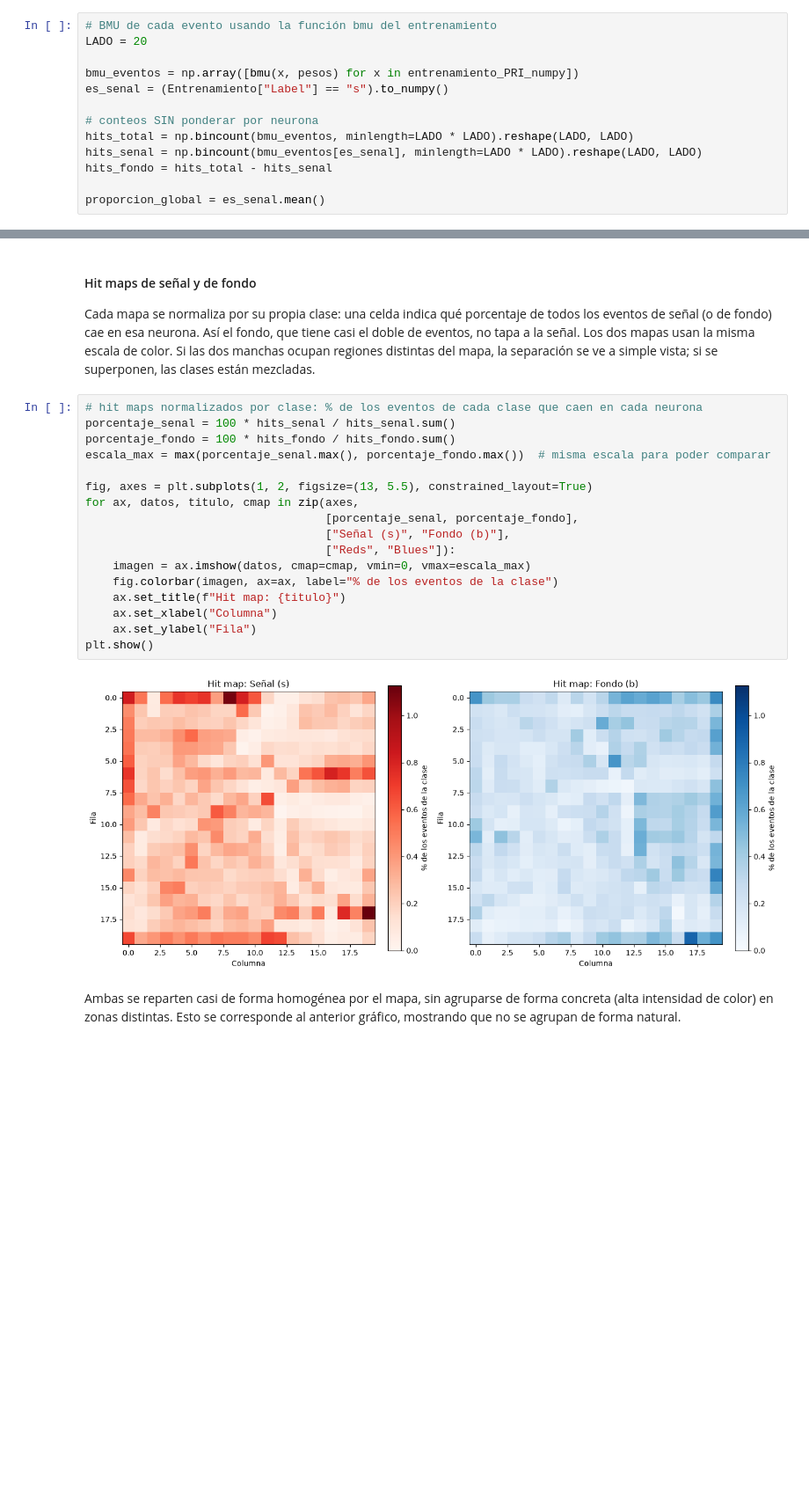
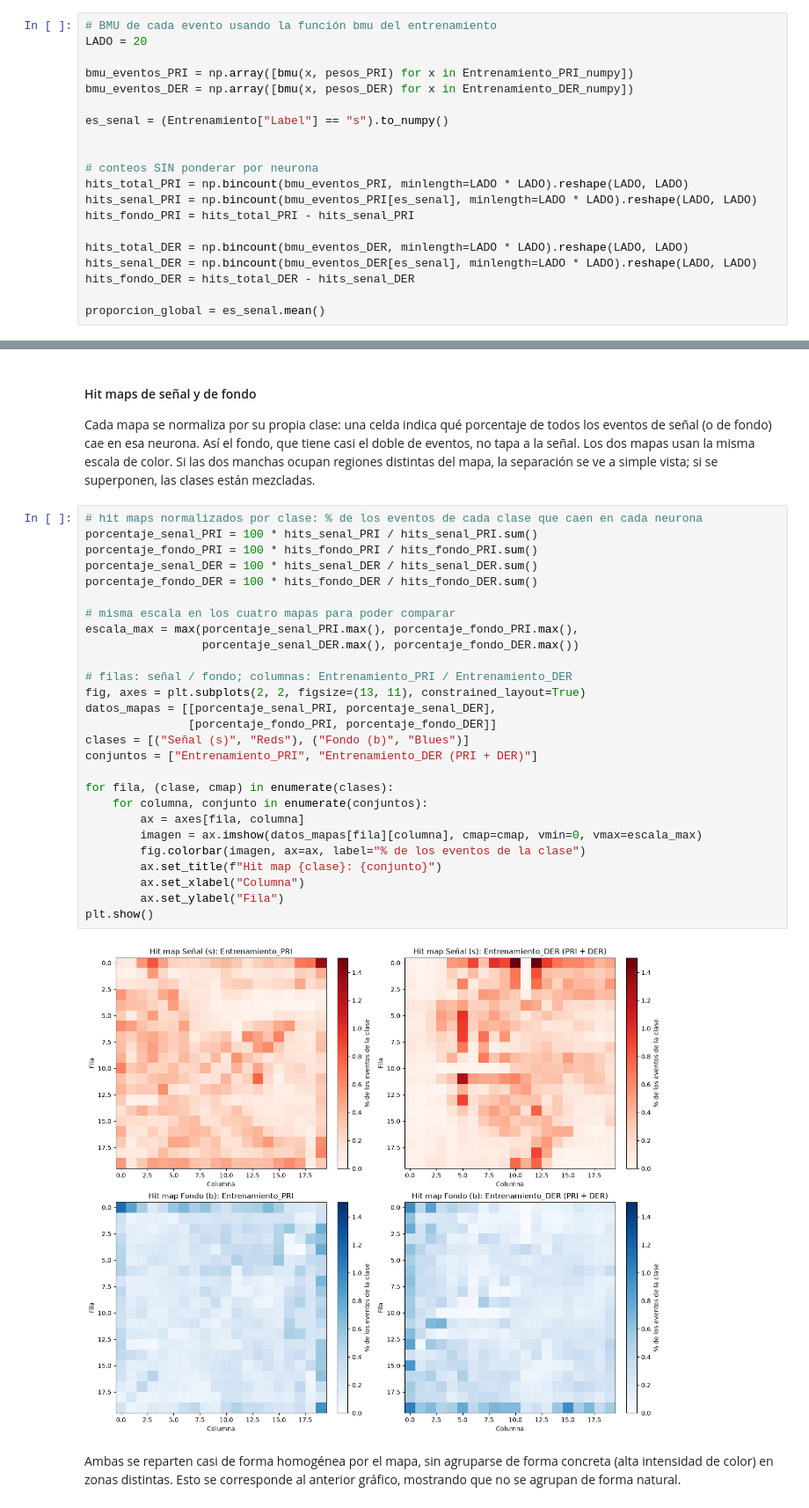
Before and after one commit to ClauGN/Tarea_Final_-AA, a Jupyter notebook: 2_SOM.ipynb, the cells around one changed output, grey strips where cells are left out. Shown at 88% size. Cells and saved outputs as stored; diff of their text form; blank space fills up the shorter version.

```diff
--- a/2_SOM.ipynb
+++ b/2_SOM.ipynb
@@ -89,13 +112,20 @@ for i in range(EPOCAS):
 # BMU de cada evento usando la función bmu del entrenamiento
 LADO = 20
 
-bmu_eventos = np.array([bmu(x, pesos) for x in entrenamiento_PRI_numpy])
+bmu_eventos_PRI = np.array([bmu(x, pesos_PRI) for x in Entrenamiento_PRI_numpy])
+bmu_eventos_DER = np.array([bmu(x, pesos_DER) for x in Entrenamiento_DER_numpy])
+
 es_senal = (Entrenamiento["Label"] == "s").to_numpy()
 
+
 # conteos SIN ponderar por neurona
-hits_total = np.bincount(bmu_eventos, minlength=LADO * LADO).reshape(LADO, LADO)
-hits_senal = np.bincount(bmu_eventos[es_senal], minlength=LADO * LADO).reshape(LADO, LADO)
-hits_fondo = hits_total - hits_senal
+hits_total_PRI = np.bincount(bmu_eventos_PRI, minlength=LADO * LADO).reshape(LADO, LADO)
+hits_senal_PRI = np.bincount(bmu_eventos_PRI[es_senal], minlength=LADO * LADO).reshape(LADO, LADO)
+hits_fondo_PRI = hits_total_PRI - hits_senal_PRI
+
+hits_total_DER = np.bincount(bmu_eventos_DER, minlength=LADO * LADO).reshape(LADO, LADO)
+hits_senal_DER = np.bincount(bmu_eventos_DER[es_senal], minlength=LADO * LADO).reshape(LADO, LADO)
+hits_fondo_DER = hits_total_DER - hits_senal_DER
 
 proporcion_global = es_senal.mean()
 # %% [markdown]
@@ -162,23 +210,33 @@ Claramente las zonas no quedan delimitadas agrupadas dentro de la frontera de la
 Cada mapa se normaliza por su propia clase: una celda indica qué porcentaje de todos los eventos de señal (o de fondo) cae en esa neurona. Así el fondo, que tiene casi el doble de eventos, no tapa a la señal. Los dos mapas usan la misma escala de color. Si las dos manchas ocupan regiones distintas del mapa, la separación se ve a simple vista; si se superponen, las clases están mezcladas.
 # %%
 # hit maps normalizados por clase: % de los eventos de cada clase que caen en cada neurona
-porcentaje_senal = 100 * hits_senal / hits_senal.sum()
-porcentaje_fondo = 100 * hits_fondo / hits_fondo.sum()
-escala_max = max(porcentaje_senal.max(), porcentaje_fondo.max())  # misma escala para poder comparar
+porcentaje_senal_PRI = 100 * hits_senal_PRI / hits_senal_PRI.sum()
+porcentaje_fondo_PRI = 100 * hits_fondo_PRI / hits_fondo_PRI.sum()
+porcentaje_senal_DER = 100 * hits_senal_DER / hits_senal_DER.sum()
+porcentaje_fondo_DER = 100 * hits_fondo_DER / hits_fondo_DER.sum()
 
-fig, axes = plt.subplots(1, 2, figsize=(13, 5.5), constrained_layout=True)
-for ax, datos, titulo, cmap in zip(axes,
-                                   [porcentaje_senal, porcentaje_fondo],
-                                   ["Señal (s)", "Fondo (b)"],
-                                   ["Reds", "Blues"]):
-    imagen = ax.imshow(datos, cmap=cmap, vmin=0, vmax=escala_max)
-    fig.colorbar(imagen, ax=ax, label="% de los eventos de la clase")
-    ax.set_title(f"Hit map: {titulo}")
-    ax.set_xlabel("Columna")
-    ax.set_ylabel("Fila")
+# misma escala en los cuatro mapas para poder comparar
+escala_max = max(porcentaje_senal_PRI.max(), porcentaje_fondo_PRI.max(),
+                 porcentaje_senal_DER.max(), porcentaje_fondo_DER.max())
+
+# filas: señal / fondo; columnas: Entrenamiento_PRI / Entrenamiento_DER
+fig, axes = plt.subplots(2, 2, figsize=(13, 11), constrained_layout=True)
+datos_mapas = [[porcentaje_senal_PRI, porcentaje_senal_DER],
+               [porcentaje_fondo_PRI, porcentaje_fondo_DER]]
+clases = [("Señal (s)", "Reds"), ("Fondo (b)", "Blues")]
+conjuntos = ["Entrenamiento_PRI", "Entrenamiento_DER (PRI + DER)"]
+
+for fila, (clase, cmap) in enumerate(clases):
+    for columna, conjunto in enumerate(conjuntos):
+        ax = axes[fila, columna]
+        imagen = ax.imshow(datos_mapas[fila][columna], cmap=cmap, vmin=0, vmax=escala_max)
+        fig.colorbar(imagen, ax=ax, label="% de los eventos de la clase")
+        ax.set_title(f"Hit map {clase}: {conjunto}")
+        ax.set_xlabel("Columna")
+        ax.set_ylabel("Fila")
 plt.show()
 # %% [output]
-[figure, old version]
+[figure, new version]
 # %% [markdown]
 Ambas se reparten casi de forma homogénea por el mapa, sin agruparse de forma concreta (alta intensidad de color) en zonas distintas. Esto se corresponde al anterior gráfico, mostrando que no se agrupan de forma natural.
 # %% [markdown]
```
Also changed, not shown: parts of 8 cells of this notebook.
